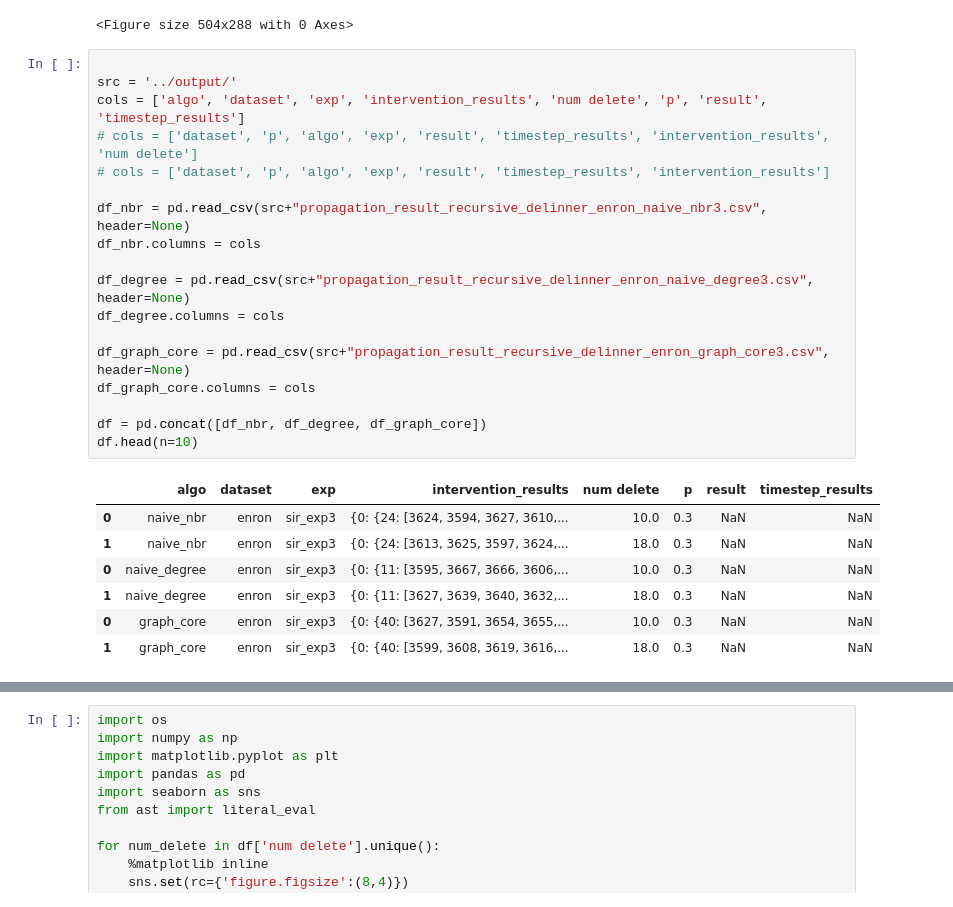
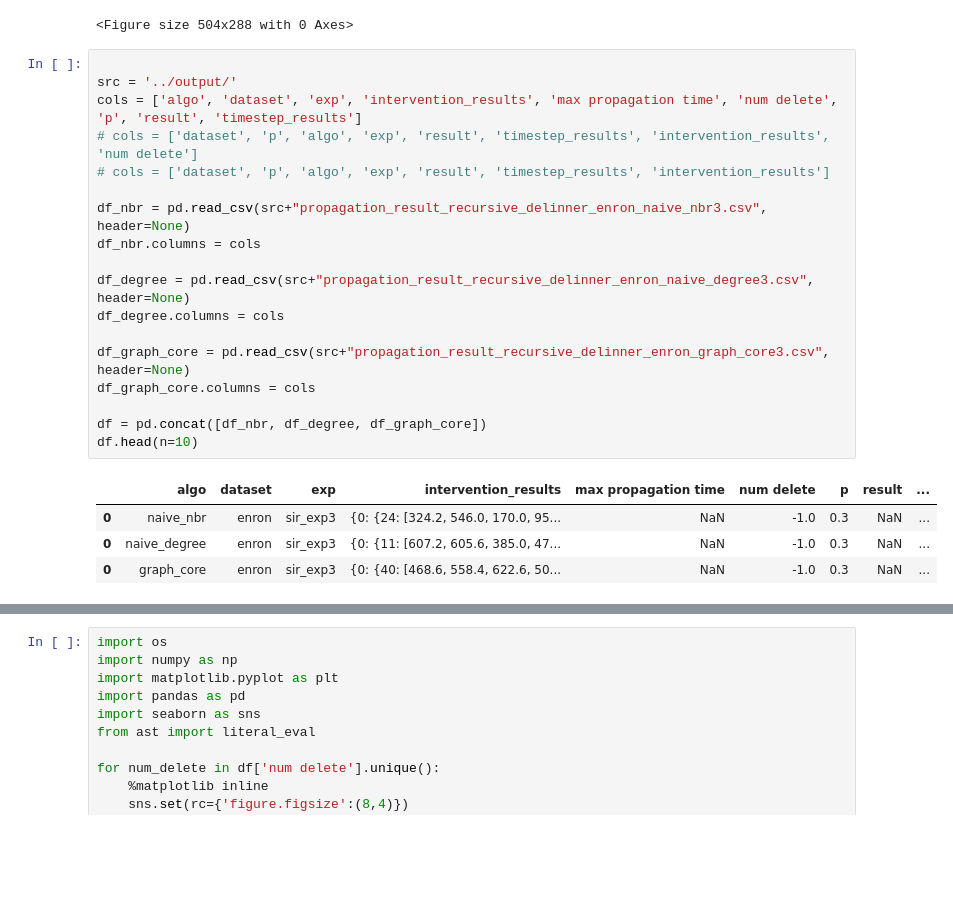
Before and after one commit to toggled/vldbsubmission, a Jupyter notebook: python_src/propagationPlots_bishwa.ipynb, the cells around one changed output, grey strips where cells are left out. Cells and saved outputs as stored; diff of their text form; blank space fills up the shorter version.

```diff
--- a/python_src/propagationPlots_bishwa.ipynb
+++ b/python_src/propagationPlots_bishwa.ipynb
@@ -370,29 +368,26 @@ plt.clf()
 # %%
 
 src = '../output/'
-cols = ['algo', 'dataset', 'exp', 'intervention_results', 'num delete', 'p', 'result', 'timestep_results']
+cols = ['algo', 'dataset', 'exp', 'intervention_results', 'max propagation time', 'num delete', 'p', 'result', 'timestep_results']
 # cols = ['dataset', 'p', 'algo', 'exp', 'result', 'timestep_results', 'intervention_results', 'num delete']
 # cols = ['dataset', 'p', 'algo', 'exp', 'result', 'timestep_results', 'intervention_results']
 
 df_nbr = pd.read_csv(src+"propagation_result_recursive_delinner_enron_naive_nbr3.csv", header=None)
 df_nbr.columns = cols
 
 df_degree = pd.read_csv(src+"propagation_result_recursive_delinner_enron_naive_degree3.csv", header=None)
 df_degree.columns = cols
 
 df_graph_core = pd.read_csv(src+"propagation_result_recursive_delinner_enron_graph_core3.csv", header=None)
 df_graph_core.columns = cols
 
 df = pd.concat([df_nbr, df_degree, df_graph_core])
 df.head(n=10)
 # %% [output]
-|  | algo | dataset | exp | intervention_results | num delete | p | result | timestep_results |
-| 0 | naive_nbr | enron | sir_exp3 | {0: {24: [3624, 3594, 3627, 3610,... | 10.0 | 0.3 | NaN | NaN |
-| 1 | naive_nbr | enron | sir_exp3 | {0: {24: [3613, 3625, 3597, 3624,... | 18.0 | 0.3 | NaN | NaN |
-| 0 | naive_degree | enron | sir_exp3 | {0: {11: [3595, 3667, 3666, 3606,... | 10.0 | 0.3 | NaN | NaN |
-| 1 | naive_degree | enron | sir_exp3 | {0: {11: [3627, 3639, 3640, 3632,... | 18.0 | 0.3 | NaN | NaN |
-| 0 | graph_core | enron | sir_exp3 | {0: {40: [3627, 3591, 3654, 3655,... | 10.0 | 0.3 | NaN | NaN |
-| 1 | graph_core | enron | sir_exp3 | {0: {40: [3599, 3608, 3619, 3616,... | 18.0 | 0.3 | NaN | NaN |
+|  | algo | dataset | exp | intervention_results | max propagation time | num delete | p | result | ... |
+| 0 | naive_nbr | enron | sir_exp3 | {0: {24: [324.2, 546.0, 170.0, 95... | NaN | -1.0 | 0.3 | NaN | ... |
+| 0 | naive_degree | enron | sir_exp3 | {0: {11: [607.2, 605.6, 385.0, 47... | NaN | -1.0 | 0.3 | NaN | ... |
+| 0 | graph_core | enron | sir_exp3 | {0: {40: [468.6, 558.4, 622.6, 50... | NaN | -1.0 | 0.3 | NaN | ... |
 # %%
 import os
 import numpy as np
```
Also changed, not shown: parts of 6 cells of this notebook, 19 other files.
